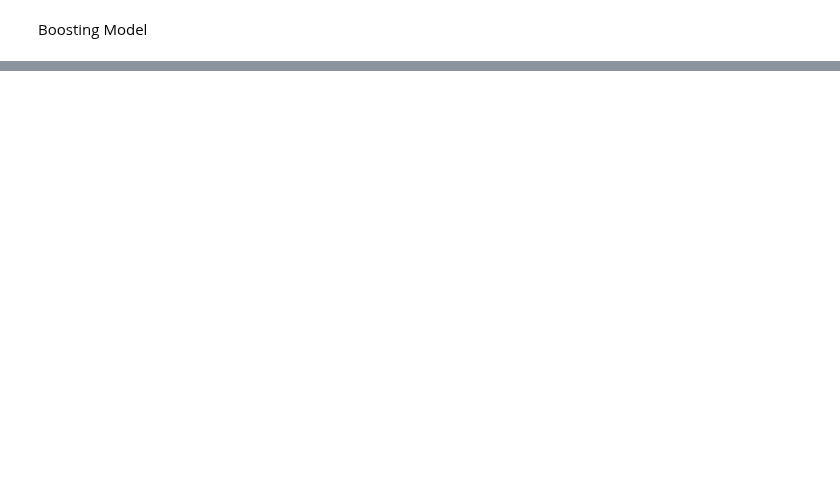
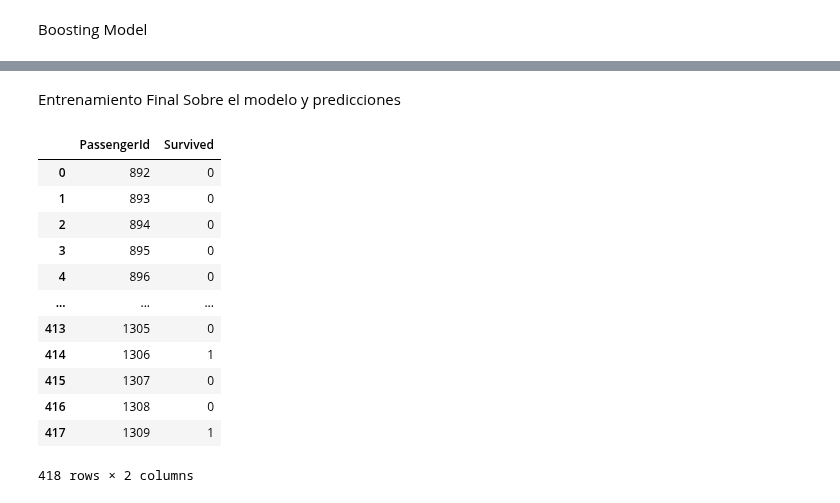
Before and after one commit to huezodaniel/Data-Science, a Jupyter notebook: ProyectoTitanicDataScience.ipynb, the cells around one changed output, grey strips where cells are left out. Cells and saved outputs as stored; diff of their text form; code cells hidden in the pictures; blank space fills up the shorter version.

```diff
--- a/titanic.ipynb
+++ b/ProyectoTitanicDataScience.ipynb
@@ -410,0 +427,24 @@ Final Accuracy:  0.8391608391608392
+# %%
+test=pd.read_csv('TitanicTest.csv', sep=',')
+df_test=test[['PassengerId','Sex','Age','SibSp','Pclass','Parch','Fare','Embarked']]
+df_test['Age'] = df_test['Age'].fillna(0)
+df_test['Age'] = df_test['Age'].astype(int)
+df_test_sex=pd.get_dummies(df_test['Sex'])
+df_test_sex['PassengerId']=df_test['PassengerId']
+df_test_sex=df_test_sex[['PassengerId','female','male']]
+df_test=df_test.merge(df_test_sex, how='inner')
+df_test_class=pd.get_dummies(df_test['Pclass'])
+df_test_class.rename(columns={1:"Pclass_1",2:"Pclass_2",3:"Pclass_3"}, inplace=True)
+df_test_class["PassengerId"] = df_test["PassengerId"]
+
+df_test_embarked=pd.get_dummies(df_test['Embarked'])
+df_test_embarked.rename(columns={"C":"embarked_C","Q":"embarked_Q", "S":"embarked_S"}, inplace=True)
+df_test_embarked["PassengerId"] = df_test["PassengerId"]
+
+df_test = df_test.merge(df_test_class, how="inner").merge(df_test_embarked, how="inner")
+df_test = df_test.drop(columns=['Sex', 'Pclass', 'Embarked'])
+
+df_test = df_test[['PassengerId', 'Age', 'SibSp', 'Parch', 'female', 'male',
+       'Pclass_1', 'Pclass_2', 'Pclass_3', 'embarked_C', 'embarked_Q',
+       'embarked_S']]
+df_test
@@ -410,0 +475,27 @@ Final Accuracy:  0.8391608391608392
+# %% [markdown]
+Entrenamiento Final Sobre el modelo y predicciones
+# %%
+predict_X = df_test[[ 'Age', 'SibSp', 'Parch', 'female', 'male',
+       'Pclass_1', 'Pclass_2', 'Pclass_3', 'embarked_C', 'embarked_Q',
+       'embarked_S']]
+
+RandomModelFinal = RandomForestClassifier(n_estimators = 100, max_depth=6, random_state=1)
+RandomModelFinal.fit(X,y)
+df_test['Survived'] = RandomModelFinal.predict(predict_X)
+df_test[['PassengerId','Survived']].to_csv("final_predictions.csv", index=False)
+
+df_test[['PassengerId','Survived']]
+# %% [output]
+|  | PassengerId | Survived |
+| 0 | 892 | 0 |
+| 1 | 893 | 0 |
+| 2 | 894 | 0 |
+| 3 | 895 | 0 |
+| 4 | 896 | 0 |
+| ... | ... | ... |
+| 413 | 1305 | 0 |
+| 414 | 1306 | 1 |
+| 415 | 1307 | 0 |
+| 416 | 1308 | 0 |
+| 417 | 1309 | 1 |
+418 rows × 2 columns
```
Also changed, not shown: parts of 17 cells of this notebook, 2 other files.
